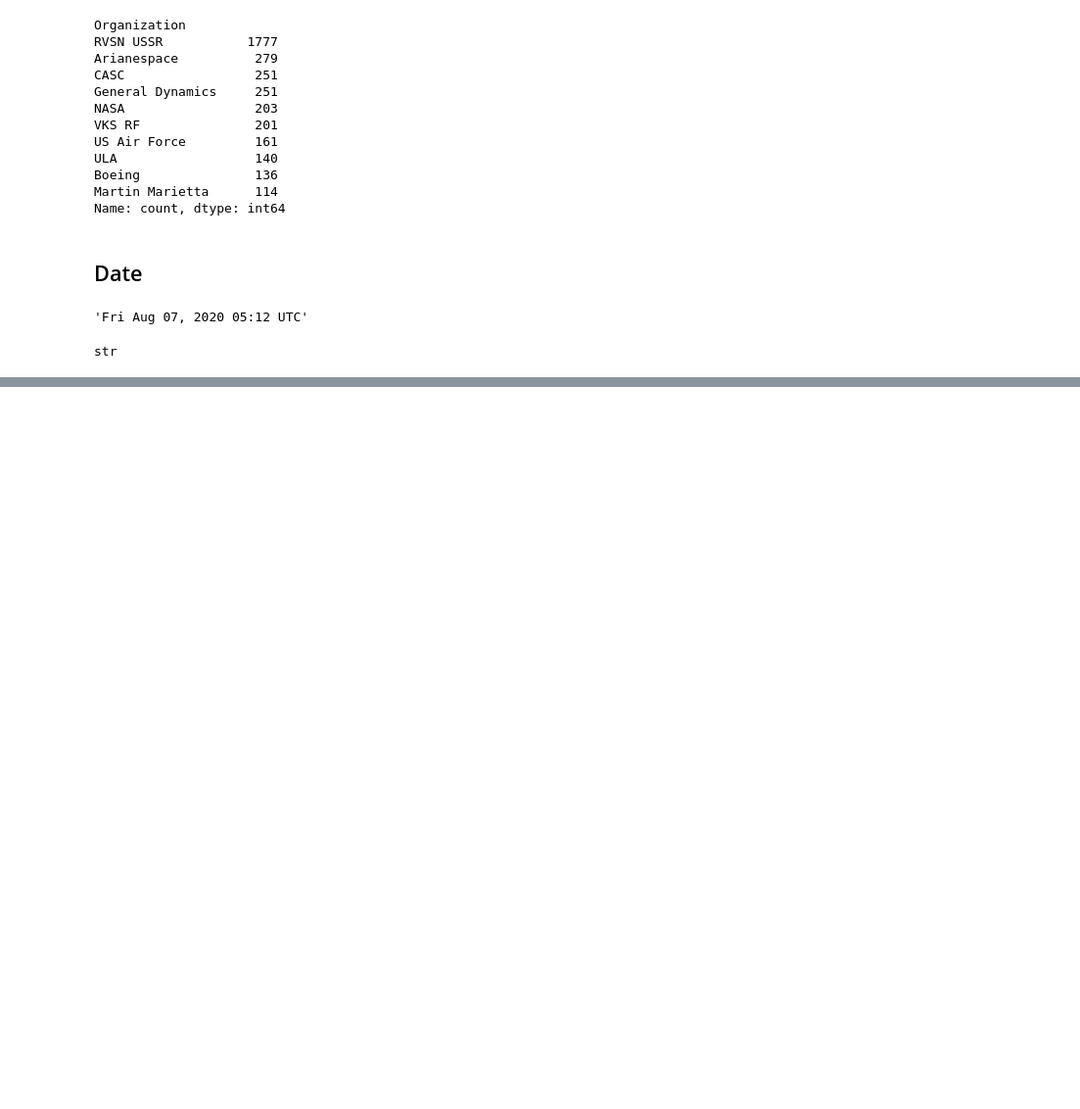
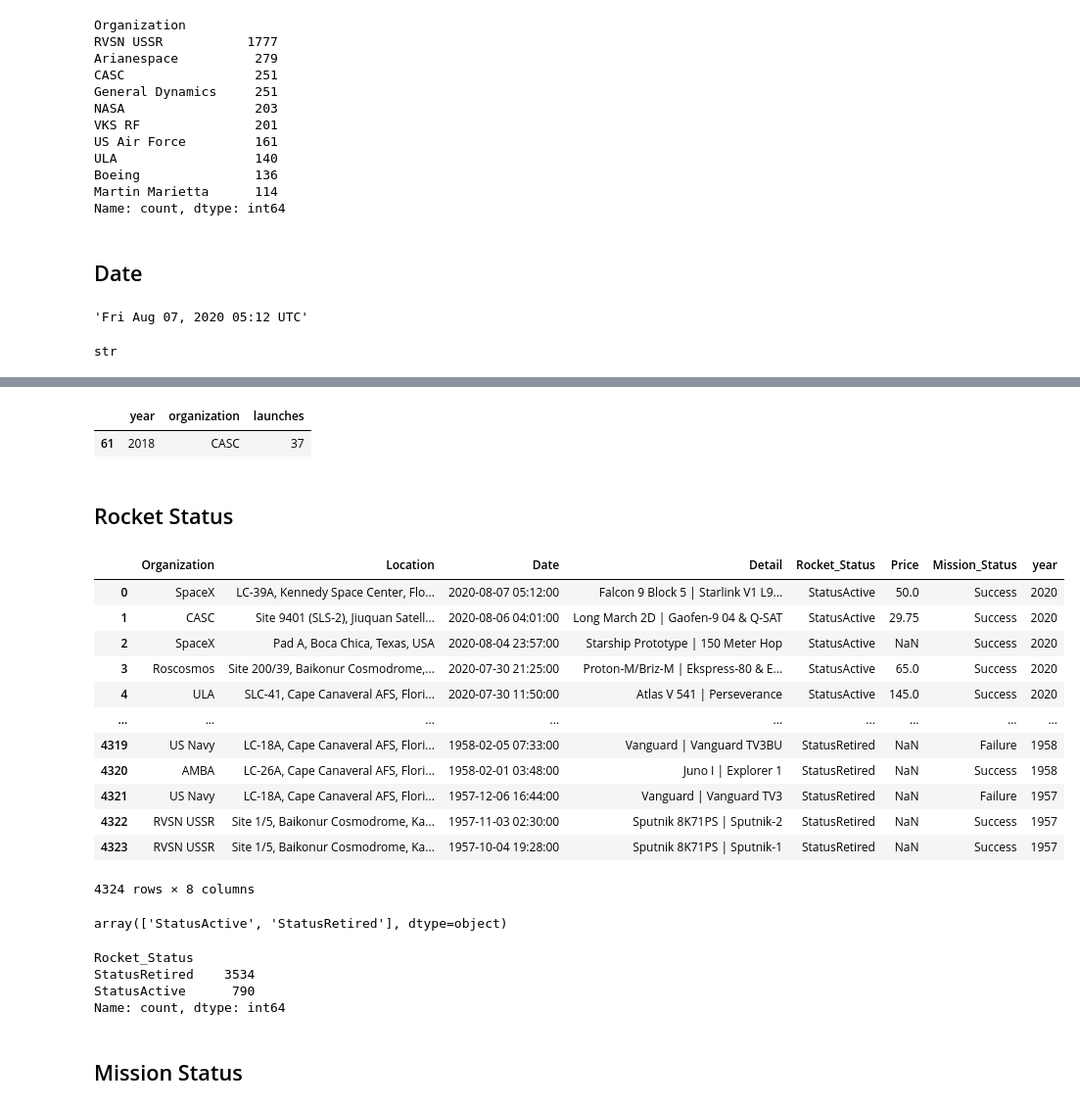
Before and after one commit to FrancoStrappazzon/data-analyst, a Jupyter notebook: Space Mission Launches/Limpieza_y_Transformacion.ipynb, the cells around one changed output, grey strips where cells are left out. Shown at 98% size. Drawn from its saved outputs; the diff is of its cells as text; code cells hidden in the pictures; blank space fills up the shorter version.

Commit message:
agrego limpieza y preprocesamiento de mas columnas

```diff
--- a/Space Mission Launches/Limpieza_y_Transformacion.ipynb
+++ b/Space Mission Launches/Limpieza_y_Transformacion.ipynb
@@ -182,4 +187,13 @@ type(df_launches['Date'][0])
 # %% [output]
 str
 # %%
-#Lo cambio a valores timestamp
+#cambio los valores de fecha a datetime
+import datetime
+
+#defino una funcion para eliminar el texto 'UTC'
+def remove_UTC(date):
+    new_date = pd.to_datetime(date.replace('UTC',''))
+    return new_date
+
+#le aplico la funcion a todas las fechas
+df_launches['Date'] = df_launches['Date'].apply(remove_UTC)
@@ -185,0 +238,8 @@ str
+# %%
+#Quiero ver cuantos lanzamientos ocurrieron por año
+
+# Extraer el año de cada fecha
+df_launches['year'] = df_launches['Date'].dt.year
+
+#ordenar lanzamientos por año
+launches_per_year = df_launches['year'].value_counts().sort_index()
@@ -185,0 +284,17 @@ str
+# %%
+#primero extraigo el año de cada fecha
+df_launches['year'] = df_launches['Date'].dt.year
+
+#agrupo por año y organizacion
+launches_per_org_year = df_launches.groupby(['year','Organization']).size().unstack(fill_value=0) #rellena los valores faltantes con 0
+
+#Organización con más lanzamientos cada año
+most_launches_per_year = launches_per_org_year.idxmax(axis=1)
+most_launches_counts = launches_per_org_year.max(axis=1)
+
+#combino los resultados en un dataframe
+results = pd.DataFrame({
+    'year': most_launches_per_year.index,
+    'organization': most_launches_per_year.values,
+    'launches': most_launches_counts.values
+})
@@ -185,0 +318,40 @@ str
+# %%
+#filtro sólo el año 2018
+
+result_2018 = results[results['year']==2018]
+result_2018
+# %% [output]
+|  | year | organization | launches |
+| 61 | 2018 | CASC | 37 |
+# %% [markdown]
+## Rocket Status
+# %%
+df_launches
+# %% [output]
+|  | Organization | Location | Date | Detail | Rocket_Status | Price | Mission_Status | year |
+| 0 | SpaceX | LC-39A, Kennedy Space Center, Flo... | 2020-08-07 05:12:00 | Falcon 9 Block 5 | Starlink V1 L9... | StatusActive | 50.0 | Success | 2020 |
+| 1 | CASC | Site 9401 (SLS-2), Jiuquan Satell... | 2020-08-06 04:01:00 | Long March 2D | Gaofen-9 04 & Q-SAT | StatusActive | 29.75 | Success | 2020 |
+| 2 | SpaceX | Pad A, Boca Chica, Texas, USA | 2020-08-04 23:57:00 | Starship Prototype | 150 Meter Hop | StatusActive | NaN | Success | 2020 |
+| 3 | Roscosmos | Site 200/39, Baikonur Cosmodrome,... | 2020-07-30 21:25:00 | Proton-M/Briz-M | Ekspress-80 & E... | StatusActive | 65.0 | Success | 2020 |
+| 4 | ULA | SLC-41, Cape Canaveral AFS, Flori... | 2020-07-30 11:50:00 | Atlas V 541 | Perseverance | StatusActive | 145.0 | Success | 2020 |
+| ... | ... | ... | ... | ... | ... | ... | ... | ... |
+| 4319 | US Navy | LC-18A, Cape Canaveral AFS, Flori... | 1958-02-05 07:33:00 | Vanguard | Vanguard TV3BU | StatusRetired | NaN | Failure | 1958 |
+| 4320 | AMBA | LC-26A, Cape Canaveral AFS, Flori... | 1958-02-01 03:48:00 | Juno I | Explorer 1 | StatusRetired | NaN | Success | 1958 |
+| 4321 | US Navy | LC-18A, Cape Canaveral AFS, Flori... | 1957-12-06 16:44:00 | Vanguard | Vanguard TV3 | StatusRetired | NaN | Failure | 1957 |
+| 4322 | RVSN USSR | Site 1/5, Baikonur Cosmodrome, Ka... | 1957-11-03 02:30:00 | Sputnik 8K71PS | Sputnik-2 | StatusRetired | NaN | Success | 1957 |
+| 4323 | RVSN USSR | Site 1/5, Baikonur Cosmodrome, Ka... | 1957-10-04 19:28:00 | Sputnik 8K71PS | Sputnik-1 | StatusRetired | NaN | Success | 1957 |
+4324 rows × 8 columns
+# %%
+#veo los tipos de status que hay
+df_launches['Rocket_Status'].unique()
+# %% [output]
+array(['StatusActive', 'StatusRetired'], dtype=object)
+# %%
+df_launches['Rocket_Status'].value_counts()
+# %% [output]
+Rocket_Status
+StatusRetired    3534
+StatusActive      790
+Name: count, dtype: int64
+# %% [markdown]
+## Mission Status
```
Also changed, not shown: parts of 17 cells of this notebook.
